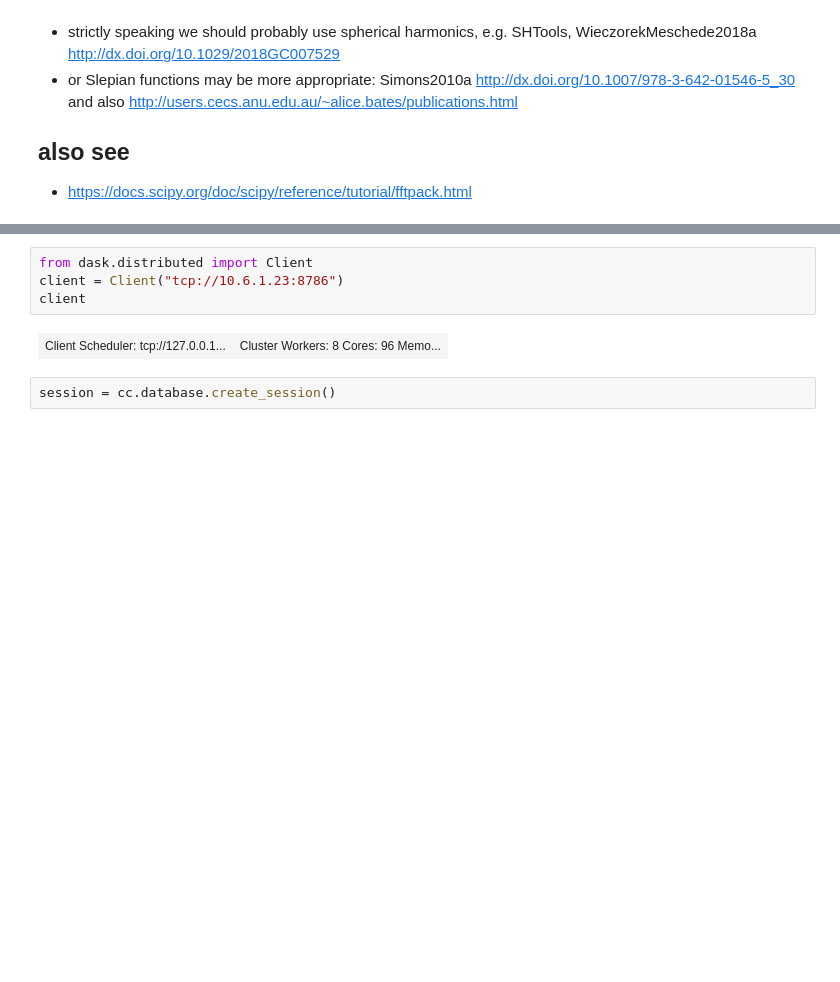
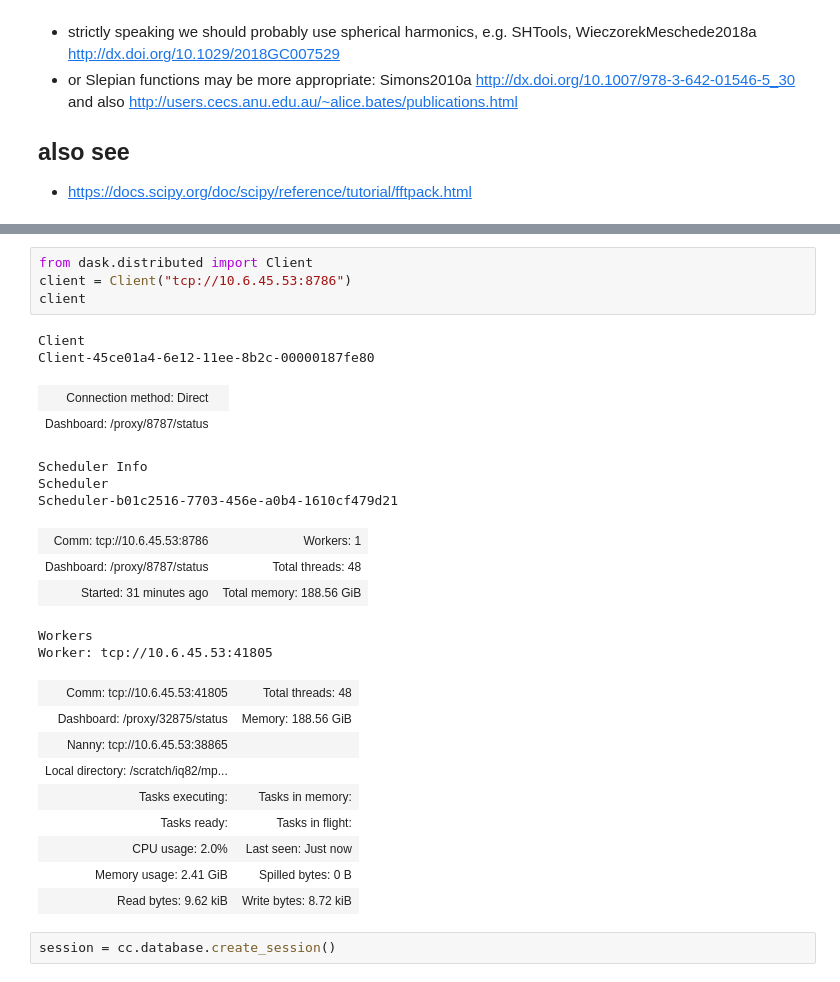
Before and after one commit to max-anu/ACCESS-OM2-updated, a Jupyter notebook: figures/spectra/spectra_UPDATED.ipynb, the cells around one changed output, grey strips where cells are left out. Drawn from its saved outputs; the diff is of its cells as text; blank space fills up the shorter version.

```diff
--- a/figures/spectra/spectra_UPDATED.ipynb
+++ b/figures/spectra/spectra_UPDATED.ipynb
@@ -83,9 +82,29 @@ Available exptdata keys:  ['1deg', '025deg', '01deg']
 # %%
 from dask.distributed import Client
-client = Client("tcp://10.6.1.23:8786")
+client = Client("tcp://10.6.45.53:8786")
 client
 # %% [output]
+Client
+Client-45ce01a4-6e12-11ee-8b2c-00000187fe80
-| Client Scheduler: tcp://127.0.0.1... | Cluster Workers: 8 Cores: 96 Memo... |
+| Connection method: Direct |  |
+| Dashboard: /proxy/8787/status |  |
+Scheduler Info
+Scheduler
+Scheduler-b01c2516-7703-456e-a0b4-1610cf479d21
+| Comm: tcp://10.6.45.53:8786 | Workers: 1 |
+| Dashboard: /proxy/8787/status | Total threads: 48 |
+| Started: 31 minutes ago | Total memory: 188.56 GiB |
+Workers
+Worker: tcp://10.6.45.53:41805
+| Comm: tcp://10.6.45.53:41805 | Total threads: 48 |
+| Dashboard: /proxy/32875/status | Memory: 188.56 GiB |
+| Nanny: tcp://10.6.45.53:38865 |  |
+| Local directory: /scratch/iq82/mp... |  |
+| Tasks executing: | Tasks in memory: |
+| Tasks ready: | Tasks in flight: |
+| CPU usage: 2.0% | Last seen: Just now |
+| Memory usage: 2.41 GiB | Spilled bytes: 0 B |
+| Read bytes: 9.62 kiB | Write bytes: 8.72 kiB |
 # %%
 session = cc.database.create_session()
 # %%
```
Also changed, not shown: parts of 5 cells of this notebook, 28 other files.
